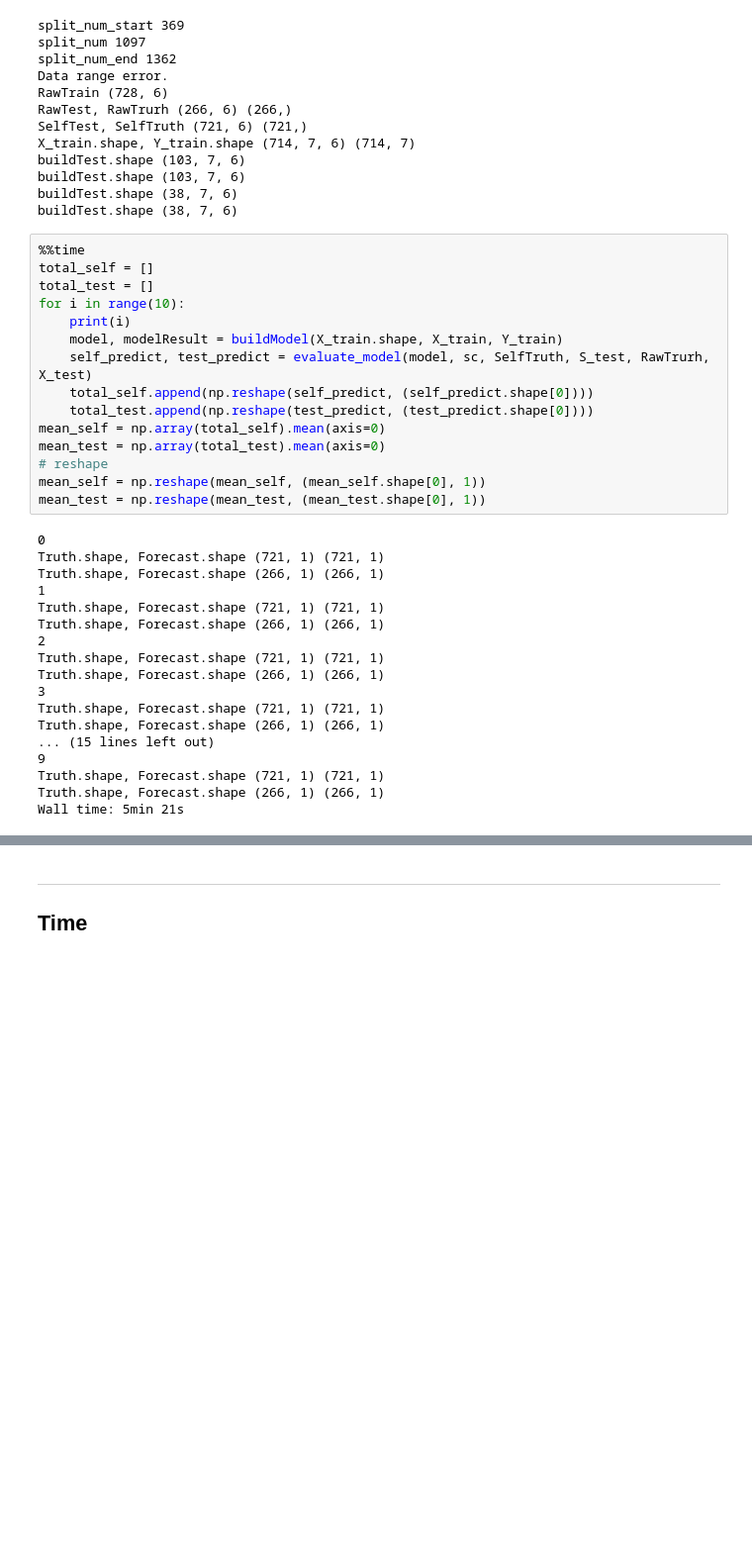
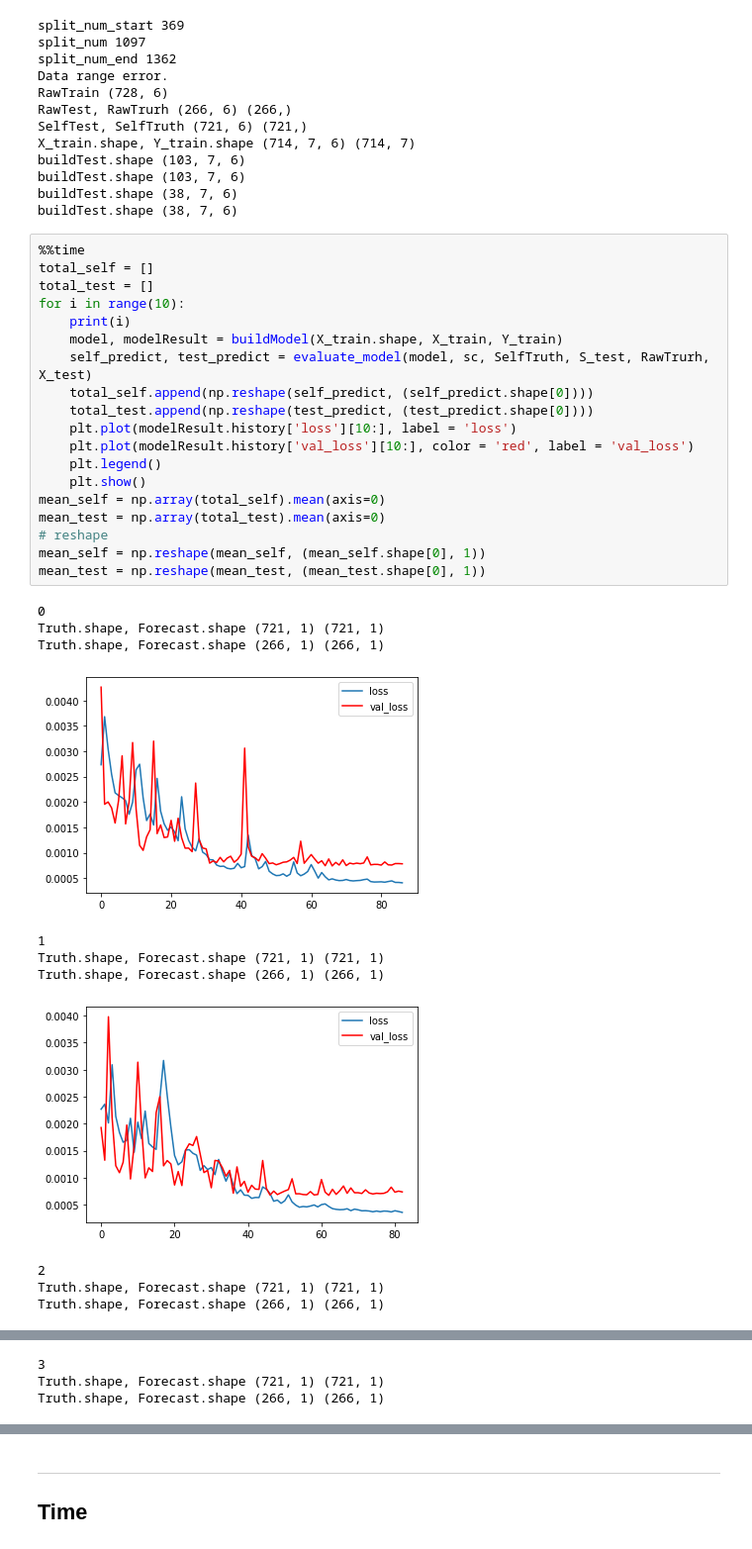
Before and after one commit to Chang-Siang/IndustryElec, a Jupyter notebook: IndustryElec_(RNN_XT).ipynb, the cells around one changed output, grey strips where cells are left out. Shown at 99% size. Cells and saved outputs as stored; diff of their text form; blank space fills up the shorter version.

```diff
--- a/IndustryElec_(RNN_XT).ipynb
+++ b/IndustryElec_(RNN_XT).ipynb
@@ -246,33 +246,31 @@ buildTest.shape (38, 7, 6)
 # %%
 %%time
 total_self = []
 total_test = []
 for i in range(10):
     print(i)
     model, modelResult = buildModel(X_train.shape, X_train, Y_train)
     self_predict, test_predict = evaluate_model(model, sc, SelfTruth, S_test, RawTrurh, X_test)
     total_self.append(np.reshape(self_predict, (self_predict.shape[0])))
     total_test.append(np.reshape(test_predict, (test_predict.shape[0])))
+    plt.plot(modelResult.history['loss'][10:], label = 'loss')
+    plt.plot(modelResult.history['val_loss'][10:], color = 'red', label = 'val_loss')
+    plt.legend()
+    plt.show()
 mean_self = np.array(total_self).mean(axis=0)
 mean_test = np.array(total_test).mean(axis=0)
 # reshape
 mean_self = np.reshape(mean_self, (mean_self.shape[0], 1))
 mean_test = np.reshape(mean_test, (mean_test.shape[0], 1))
 # %% [output]
 0
 Truth.shape, Forecast.shape (721, 1) (721, 1)
 Truth.shape, Forecast.shape (266, 1) (266, 1)
-1
-Truth.shape, Forecast.shape (721, 1) (721, 1)
-Truth.shape, Forecast.shape (266, 1) (266, 1)
-2
-Truth.shape, Forecast.shape (721, 1) (721, 1)
-Truth.shape, Forecast.shape (266, 1) (266, 1)
-3
-Truth.shape, Forecast.shape (721, 1) (721, 1)
-Truth.shape, Forecast.shape (266, 1) (266, 1)
-... (15 lines left out)
-9
-Truth.shape, Forecast.shape (721, 1) (721, 1)
-Truth.shape, Forecast.shape (266, 1) (266, 1)
-Wall time: 5min 21s
+[figure, added]
+1
+Truth.shape, Forecast.shape (721, 1) (721, 1)
+Truth.shape, Forecast.shape (266, 1) (266, 1)
+[figure, added]
+2
+Truth.shape, Forecast.shape (721, 1) (721, 1)
+Truth.shape, Forecast.shape (266, 1) (266, 1)
@@ -278,0 +278,3 @@ Wall time: 5min 21s
+3
+Truth.shape, Forecast.shape (721, 1) (721, 1)
+Truth.shape, Forecast.shape (266, 1) (266, 1)
```
Also changed, not shown: parts of 10 cells of this notebook, 14 other files.
